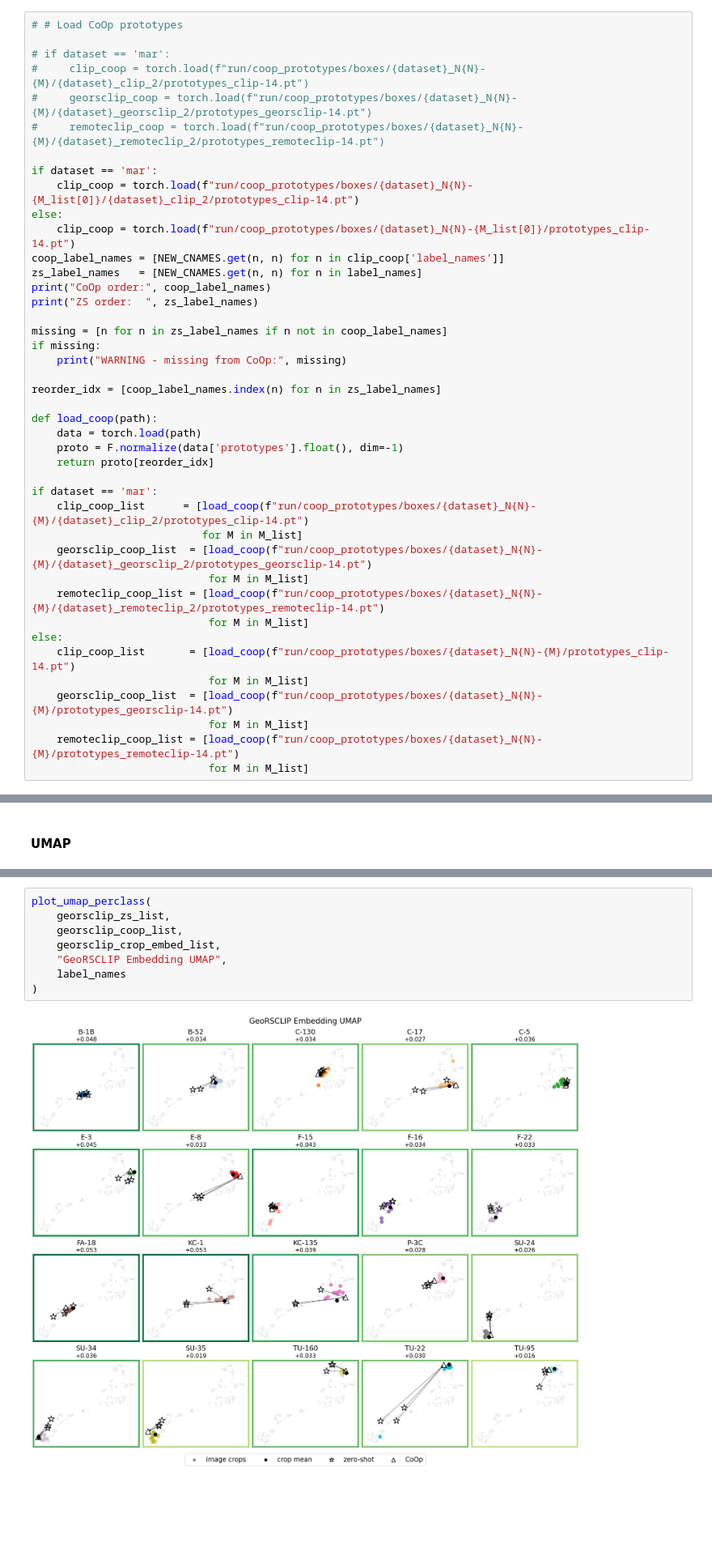
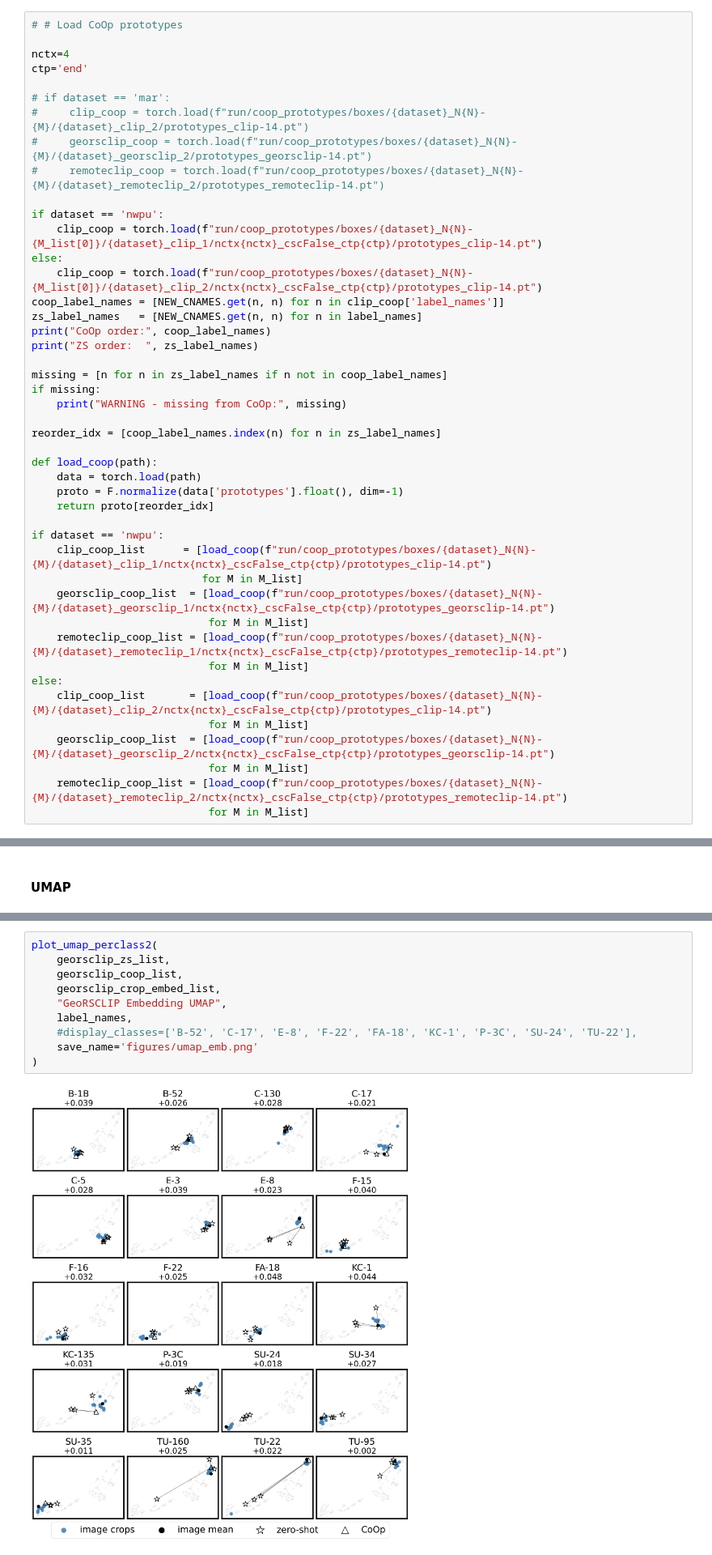
Before and after one commit to madelineloui/ovdsat, a Jupyter notebook: embedding_analysis.ipynb, the cells around one changed output, grey strips where cells are left out. Shown at 81% size. Drawn from its saved outputs; the diff is of its cells as text; blank space fills up the shorter version.

```diff
--- a/embedding_analysis.ipynb
+++ b/embedding_analysis.ipynb
@@ -154,16 +154,19 @@ NEW_CNAMES = {
 }
 # %%
 # # Load CoOp prototypes
+
+nctx=4
+ctp='end'
 
 # if dataset == 'mar':
 #     clip_coop = torch.load(f"run/coop_prototypes/boxes/{dataset}_N{N}-{M}/{dataset}_clip_2/prototypes_clip-14.pt")
 #     georsclip_coop = torch.load(f"run/coop_prototypes/boxes/{dataset}_N{N}-{M}/{dataset}_georsclip_2/prototypes_georsclip-14.pt")
 #     remoteclip_coop = torch.load(f"run/coop_prototypes/boxes/{dataset}_N{N}-{M}/{dataset}_remoteclip_2/prototypes_remoteclip-14.pt")
 
-if dataset == 'mar':
-    clip_coop = torch.load(f"run/coop_prototypes/boxes/{dataset}_N{N}-{M_list[0]}/{dataset}_clip_2/prototypes_clip-14.pt")
+if dataset == 'nwpu':
+    clip_coop = torch.load(f"run/coop_prototypes/boxes/{dataset}_N{N}-{M_list[0]}/{dataset}_clip_1/nctx{nctx}_cscFalse_ctp{ctp}/prototypes_clip-14.pt")
 else:
-    clip_coop = torch.load(f"run/coop_prototypes/boxes/{dataset}_N{N}-{M_list[0]}/prototypes_clip-14.pt")
+    clip_coop = torch.load(f"run/coop_prototypes/boxes/{dataset}_N{N}-{M_list[0]}/{dataset}_clip_2/nctx{nctx}_cscFalse_ctp{ctp}/prototypes_clip-14.pt")
 coop_label_names = [NEW_CNAMES.get(n, n) for n in clip_coop['label_names']]
 zs_label_names   = [NEW_CNAMES.get(n, n) for n in label_names]
 print("CoOp order:", coop_label_names)
@@ -180,19 +183,19 @@ def load_coop(path):
     proto = F.normalize(data['prototypes'].float(), dim=-1)
     return proto[reorder_idx]
 
-if dataset == 'mar':
-    clip_coop_list      = [load_coop(f"run/coop_prototypes/boxes/{dataset}_N{N}-{M}/{dataset}_clip_2/prototypes_clip-14.pt")
+if dataset == 'nwpu':
+    clip_coop_list      = [load_coop(f"run/coop_prototypes/boxes/{dataset}_N{N}-{M}/{dataset}_clip_1/nctx{nctx}_cscFalse_ctp{ctp}/prototypes_clip-14.pt")
                            for M in M_list]
-    georsclip_coop_list  = [load_coop(f"run/coop_prototypes/boxes/{dataset}_N{N}-{M}/{dataset}_georsclip_2/prototypes_georsclip-14.pt")
+    georsclip_coop_list  = [load_coop(f"run/coop_prototypes/boxes/{dataset}_N{N}-{M}/{dataset}_georsclip_1/nctx{nctx}_cscFalse_ctp{ctp}/prototypes_georsclip-14.pt")
                             for M in M_list]
-    remoteclip_coop_list = [load_coop(f"run/coop_prototypes/boxes/{dataset}_N{N}-{M}/{dataset}_remoteclip_2/prototypes_remoteclip-14.pt")
+    remoteclip_coop_list = [load_coop(f"run/coop_prototypes/boxes/{dataset}_N{N}-{M}/{dataset}_remoteclip_1/nctx{nctx}_cscFalse_ctp{ctp}/prototypes_remoteclip-14.pt")
                             for M in M_list]
 else:
-    clip_coop_list       = [load_coop(f"run/coop_prototypes/boxes/{dataset}_N{N}-{M}/prototypes_clip-14.pt")
+    clip_coop_list       = [load_coop(f"run/coop_prototypes/boxes/{dataset}_N{N}-{M}/{dataset}_clip_2/nctx{nctx}_cscFalse_ctp{ctp}/prototypes_clip-14.pt")
                             for M in M_list]
-    georsclip_coop_list  = [load_coop(f"run/coop_prototypes/boxes/{dataset}_N{N}-{M}/prototypes_georsclip-14.pt")
+    georsclip_coop_list  = [load_coop(f"run/coop_prototypes/boxes/{dataset}_N{N}-{M}/{dataset}_georsclip_2/nctx{nctx}_cscFalse_ctp{ctp}/prototypes_georsclip-14.pt")
                             for M in M_list]
-    remoteclip_coop_list = [load_coop(f"run/coop_prototypes/boxes/{dataset}_N{N}-{M}/prototypes_remoteclip-14.pt")
+    remoteclip_coop_list = [load_coop(f"run/coop_prototypes/boxes/{dataset}_N{N}-{M}/{dataset}_remoteclip_2/nctx{nctx}_cscFalse_ctp{ctp}/prototypes_remoteclip-14.pt")
                             for M in M_list]
 # %% [output]
 CoOp order: ['B-1B aircraft', 'B-52 aircraft', 'C-130 aircraft', 'C-17 aircraft', 'C-5 aircraft', 'E-3 aircraft', 'E-8 aircraft', 'F-15 aircraft', 'F-16 aircraft', 'F-22 aircraft', 'FA-18 aircraft', ' ...
@@ -646,11 +775,13 @@ plot_umap(
 # %%
-plot_umap_perclass(
+plot_umap_perclass2(
     georsclip_zs_list,
     georsclip_coop_list,
     georsclip_crop_embed_list,
     "GeoRSCLIP Embedding UMAP",
-    label_names
+    label_names,
+    #display_classes=['B-52', 'C-17', 'E-8', 'F-22', 'FA-18', 'KC-1', 'P-3C', 'SU-24', 'TU-22'],
+    save_name='figures/umap_emb.png'
 )
 # %% [output]
-[figure, old version]
+[figure, new version]
 # %%
```
Also changed, not shown: parts of 16 cells of this notebook, 15 other files.
